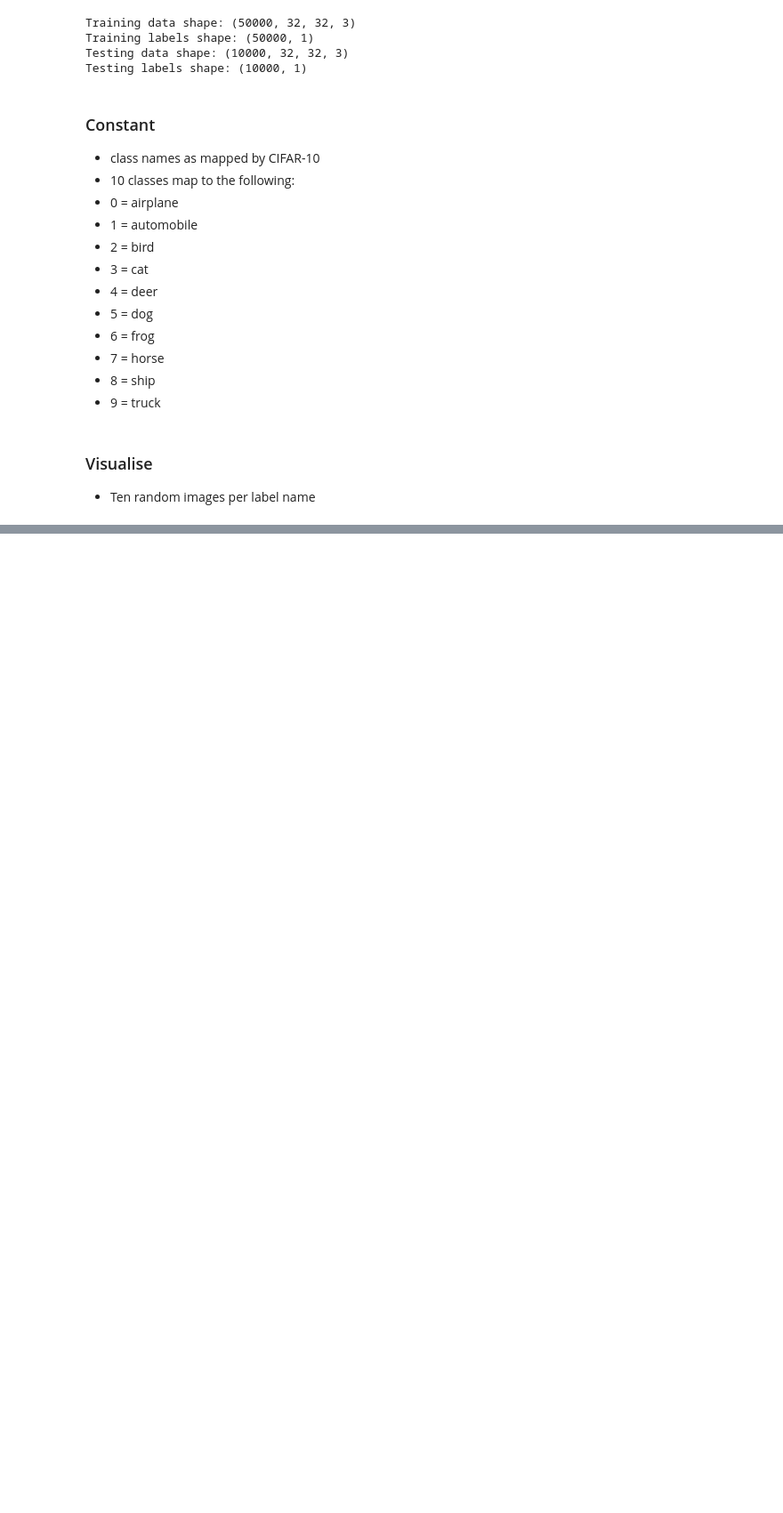
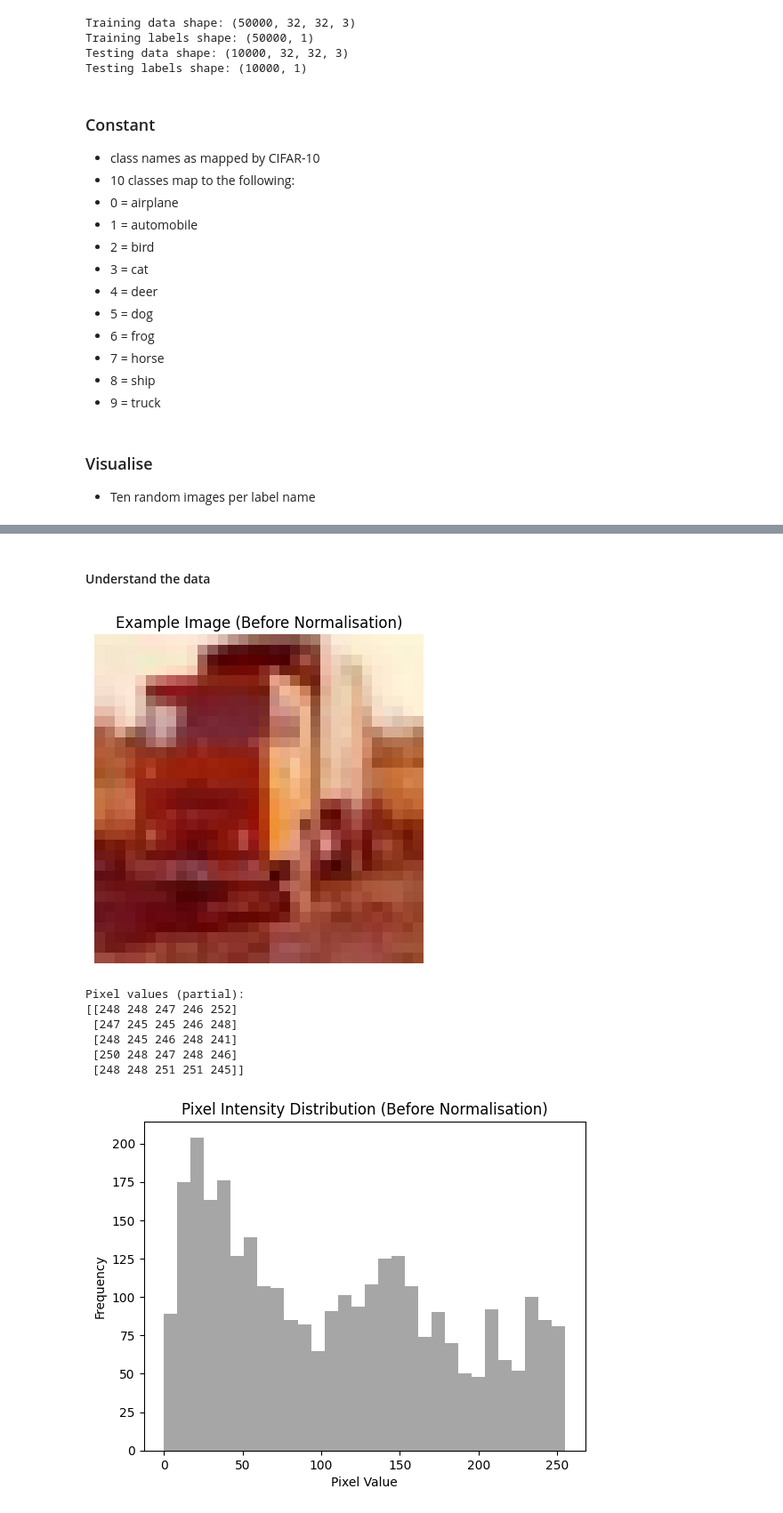
Before and after one commit to mariaingold/ObjectRecognition, a Jupyter notebook: 11_object_recognition.ipynb, the cells around one changed output, grey strips where cells are left out. Shown: that part at 89% size. Saved outputs shown, nothing was run; the diff lists cells and outputs as text; code cells hidden in the pictures; blank space fills up the shorter version.

```diff
--- a/11_object_recognition.ipynb
+++ b/11_object_recognition.ipynb
@@ -143,0 +159,31 @@ Validation labels shape: (6400, 1)
+# %% [markdown]
+#### Understand the data
+# %%
+# Choose an example image from the training set
+example_image = x_train[100]
+
+# Display the image
+plt.imshow(example_image)
+plt.title("Example Image (Before Normalisation)")
+plt.axis("off")
+plt.show()
+
+# Print pixel values for the first few rows of the image
+print("Pixel values (partial):")
+print(example_image[:5, :5, 0])  # First channel (R)
+
+# Visualise pixel intensity distribution
+plt.hist(example_image.flatten(), bins=30, color='grey', alpha=0.7)
+plt.title("Pixel Intensity Distribution (Before Normalisation)")
+plt.xlabel("Pixel Value")
+plt.ylabel("Frequency")
+plt.show()
+# %% [output]
+[figure, added]
+Pixel values (partial):
+[[248 248 247 246 252]
+ [247 245 245 246 248]
+ [248 245 246 248 241]
+ [250 248 247 248 246]
+ [248 248 251 251 245]]
+[figure, added]
```
Also changed, not shown: parts of 28 cells of this notebook.
